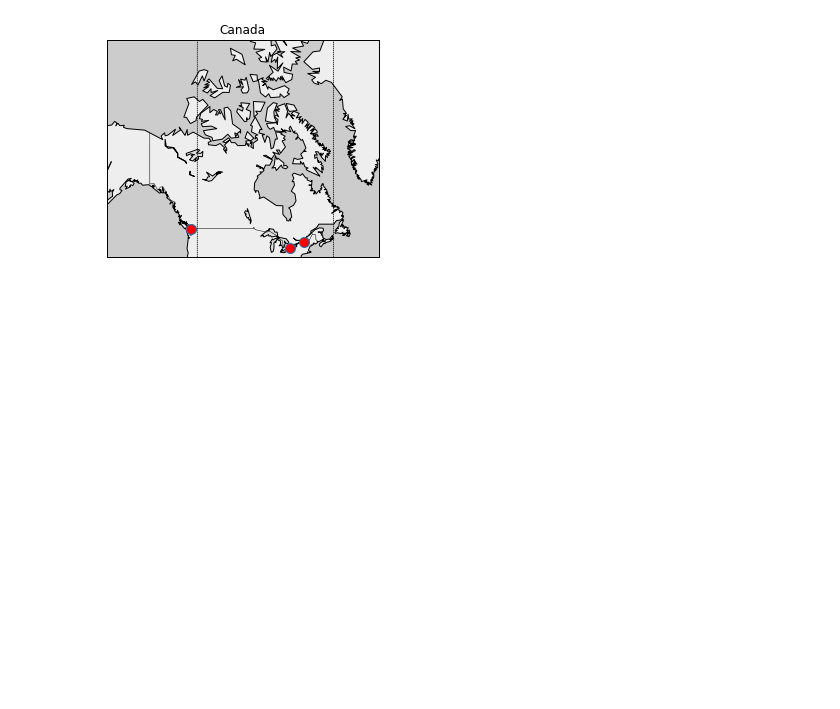
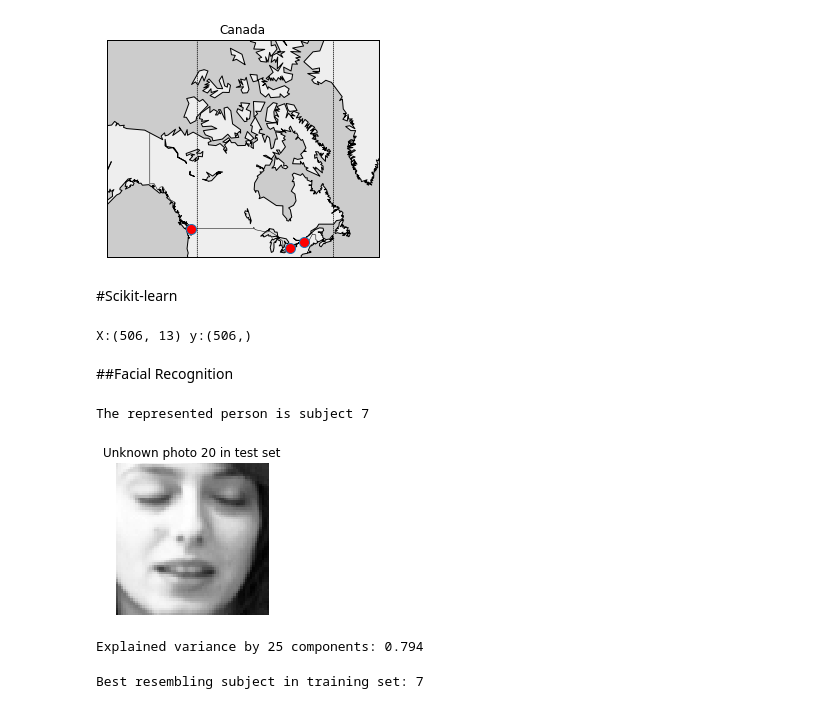
Before and after one commit to dbach787/Python, a Jupyter notebook: Data_Science_with_Python.ipynb, the cells around one changed output. Cells and saved outputs as stored; diff of their text form; code cells hidden in the pictures; blank space fills up the shorter version.

```diff
--- a/Data_Science_with_Python.ipynb
+++ b/Data_Science_with_Python.ipynb
@@ -184,3 +261,61 @@ plt.title("Canada")
 plt.show()
 # %% [output]
 [figure]
+# %% [markdown]
+#Scikit-learn
+# %%
+from sklearn.datasets import load_boston
+boston = load_boston()
+X, y = boston.data,boston.target
+print("X:%s y:%s" % (X.shape, y.shape))
+# %% [output]
+X:(506, 13) y:(506,)
+# %% [markdown]
+##Facial Recognition
+# %%
+from sklearn.datasets import fetch_olivetti_faces
+dataset = fetch_olivetti_faces(shuffle=True,
+random_state=101)
+train_faces = dataset.data[:350,:]
+test_faces = dataset.data[350:,:]
+train_answers = dataset.target[:350]
+test_answers = dataset.target[350:]
+# %%
+import matplotlib.pyplot as plt
+%matplotlib inline
+
+photo = 20
+print('The represented person is subject %i'
+% test_answers[photo])
+plt.subplot(1, 2, 1)
+plt.axis('off')
+plt.title('Unknown photo '+str(photo)+' in test set')
+plt.imshow(test_faces[photo].reshape(64,64),
+cmap=plt.cm.gray, interpolation='nearest')
+plt.show()
+# %% [output]
+The represented person is subject 7
+[figure, added]
+# %%
+from sklearn.decomposition import PCA
+n_components = 25
+Rpca = PCA(svd_solver='randomized',
+n_components=n_components,
+whiten=True)
+Rpca.fit(train_faces)
+print('Explained variance by %i components: %0.3f'
+% (n_components, np.sum(Rpca.explained_variance_ratio_)))
+compressed_train_faces = Rpca.transform(train_faces)
+compressed_test_faces = Rpca.transform(test_faces)
+# %% [output]
+Explained variance by 25 components: 0.794
+# %%
+mask = compressed_test_faces[photo,]
+squared_errors = np.sum((compressed_train_faces
+- mask)**2, axis=1)
+minimum_error_face = np.argmin(squared_errors)
+most_resembling = list(np.where(squared_errors < 20)[0])
+print('Best resembling subject in training set: %i'
+% train_answers[minimum_error_face])
+# %% [output]
+Best resembling subject in training set: 7
```
Also changed, not shown: parts of 20 cells of this notebook.
